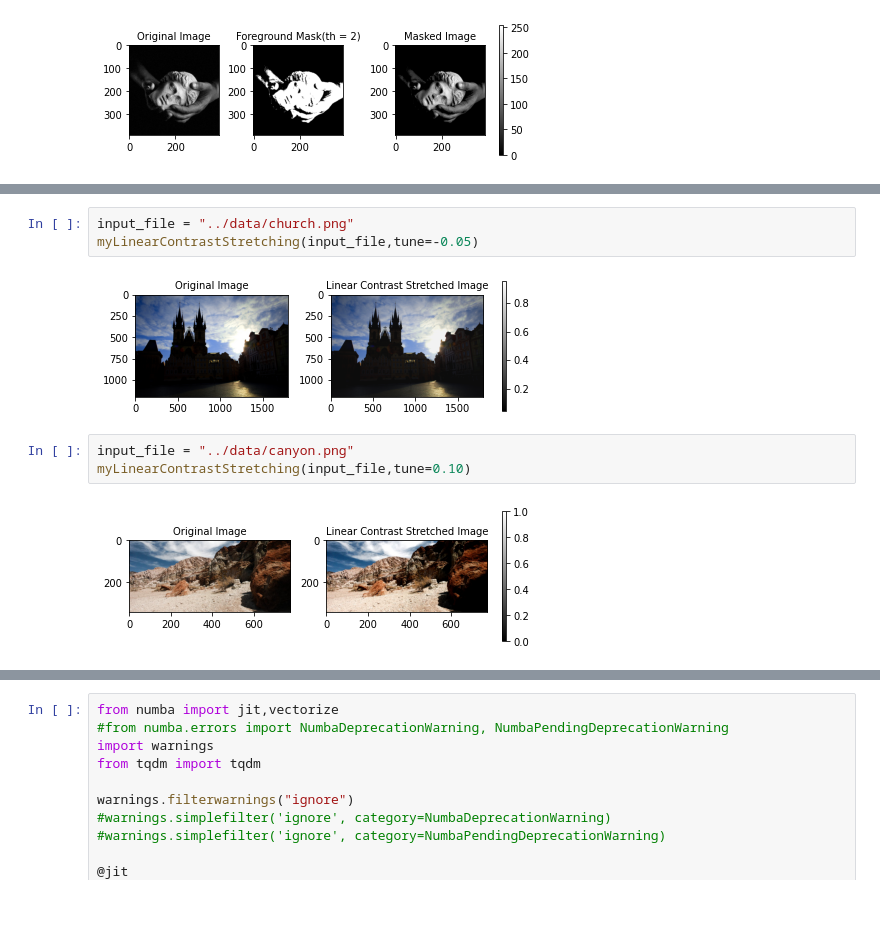
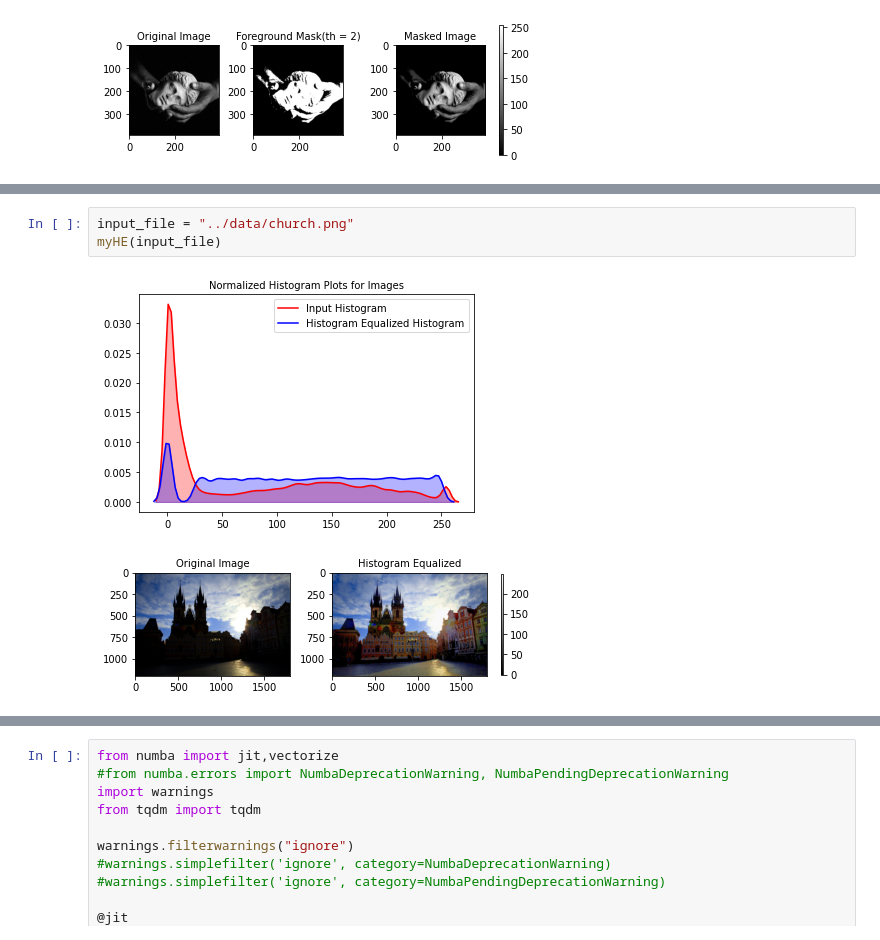
Before and after one commit to soham2109/CS-663-Assignments, a Jupyter notebook: assignment-1-transformations/2/code/question2.ipynb, the cells around one changed output, grey strips where cells are left out. Saved outputs shown, nothing was run; the diff lists cells and outputs as text; blank space fills up the shorter version.

```diff
--- a/assignment-1-transformations/2/code/question2.ipynb
+++ b/assignment-1-transformations/2/code/question2.ipynb
@@ -127,12 +336,8 @@ myLinearContrastStretching(input_file,tune=0.20)
 # %%
 input_file = "../data/church.png"
-myLinearContrastStretching(input_file,tune=-0.05)
+myHE(input_file)
 # %% [output]
-[figure, old version]
+[figure, new version]
+[figure, added]
-# %%
-input_file = "../data/canyon.png"
-myLinearContrastStretching(input_file,tune=0.10)
-# %% [output]
-[figure, removed]
 # %%
 input_file = "../data/TEM.png"
```
Also changed, not shown: parts of 22 cells of this notebook, 6 other files.
